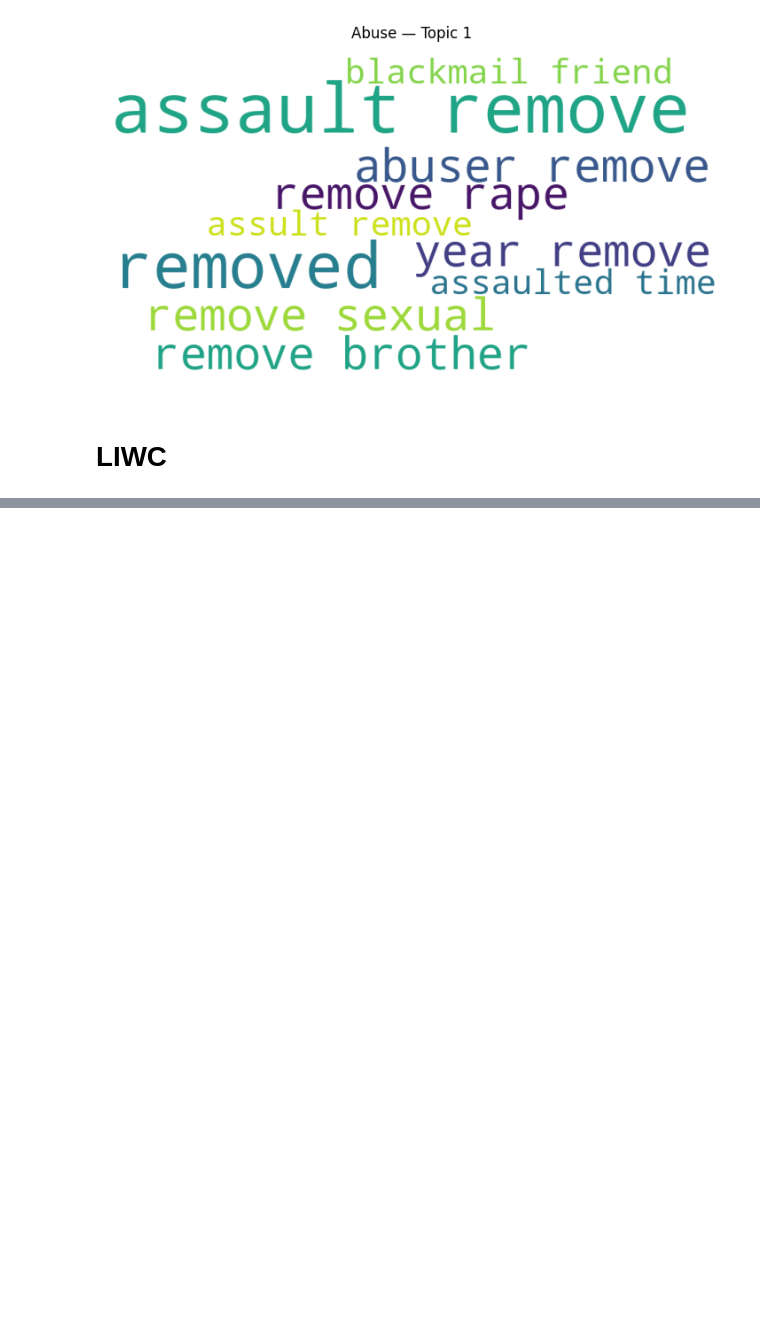
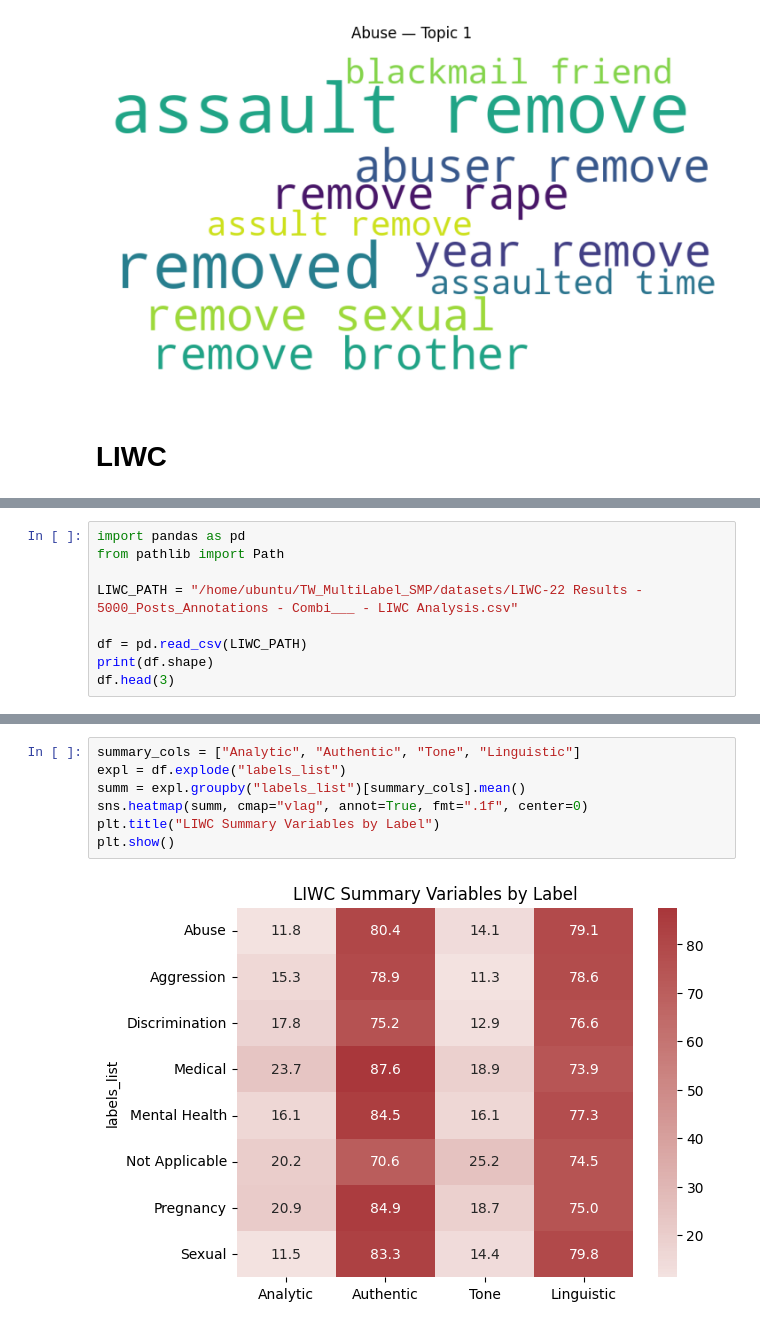
Before and after one commit to ShirleneRose/TriggerWarnings, a Jupyter notebook: jupyter-notebooks/linguistic_analysis.ipynb, the cells around one changed output, grey strips where cells are left out. Drawn from its saved outputs; the diff is of its cells as text; blank space fills up the shorter version.

```diff
--- a/jupyter-notebooks/linguistic_analysis.ipynb
+++ b/jupyter-notebooks/linguistic_analysis.ipynb
@@ -1328,0 +1326,9 @@ Dropping 1 stale Empath/duplicate columns: ['body'] ...
+# %%
+import pandas as pd
+from pathlib import Path
+
+LIWC_PATH = "/home/ubuntu/TW_MultiLabel_SMP/datasets/LIWC-22 Results - 5000_Posts_Annotations - Combi___ - LIWC Analysis.csv"
+
+df = pd.read_csv(LIWC_PATH)
+print(df.shape)
+df.head(3)
@@ -1328,0 +1411,9 @@ Dropping 1 stale Empath/duplicate columns: ['body'] ...
+# %%
+summary_cols = ["Analytic", "Authentic", "Tone", "Linguistic"]
+expl = df.explode("labels_list")
+summ = expl.groupby("labels_list")[summary_cols].mean()
+sns.heatmap(summ, cmap="vlag", annot=True, fmt=".1f", center=0)
+plt.title("LIWC Summary Variables by Label")
+plt.show()
+# %% [output]
+[figure, added]
```
Also changed, not shown: parts of 5 cells of this notebook, 1 other file.
